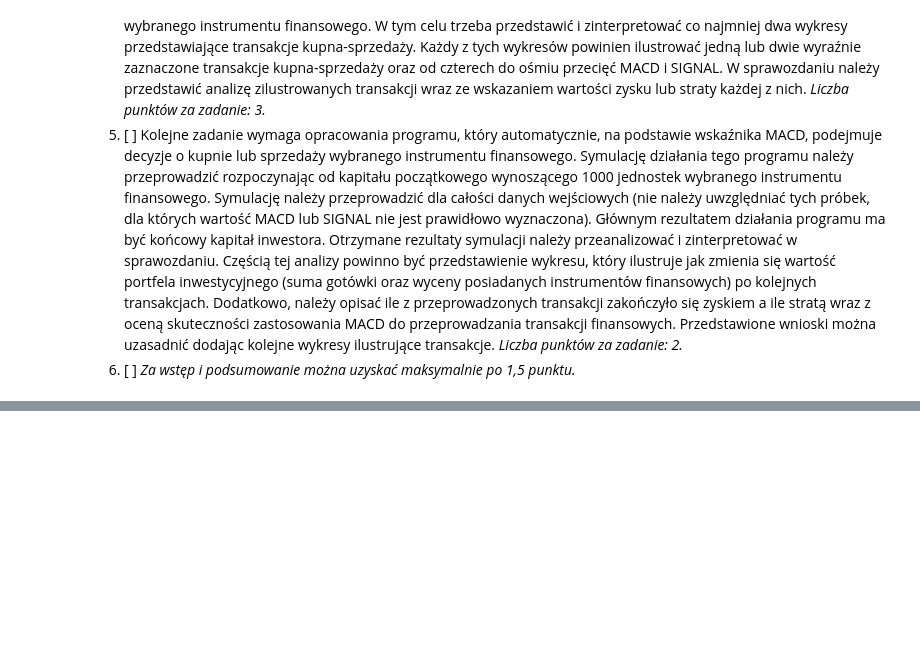
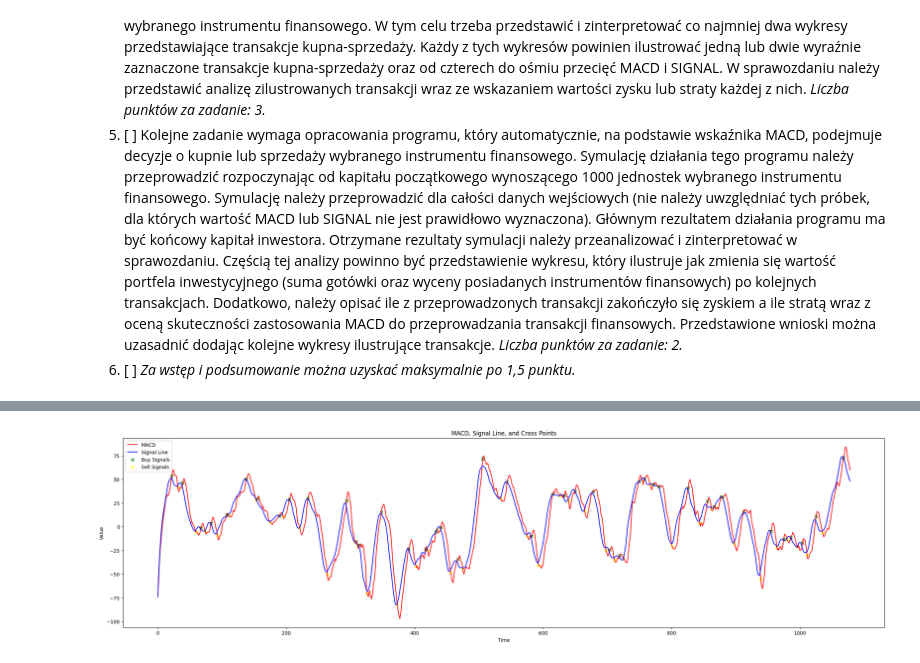
Before and after one commit to KociszewskaMarta/MN_proj1, a Jupyter notebook: projekt.ipynb, the cells around one changed output, grey strips where cells are left out. Saved outputs shown, nothing was run; the diff lists cells and outputs as text; code cells hidden in the pictures; blank space fills up the shorter version.

```diff
--- a/projekt.ipynb
+++ b/projekt.ipynb
@@ -56,0 +417,31 @@ Możliwe do używania biblioteki:
+# %%
+# Calculate the buy and sell signals
+buy_signals, sell_signals = calculate_buy_sell_signals(macd, signal)
+# %%
+def plotting_buy_sell_signals(macd, signal, buy_signals, sell_signals):
+    """
+    Plot the MACD, Signal Line, Buy Signals, and Sell Signals
+    Parameters
+    ----------
+    macd : numpy array of MACD values
+    signal : numpy array of Signal Line values
+    buy_signals : list of tuples containing the index and value of the buy signals
+    sell_signals : list of tuples containing the index and value of the sell signals
+    """
+    plt.figure(figsize=(28, 7))
+    plt.plot(macd, label='MACD', color='red', linewidth=1, linestyle='--')
+    plt.plot(signal, label='Signal Line', color='blue', linewidth=1, linestyle='--')
+    plt.scatter([point[0] for point in buy_signals], [point[1] for point in buy_signals], color='green', marker='o',
+                label='Buy Signals')
+    plt.scatter([point[0] for point in sell_signals], [point[1] for point in sell_signals], color='yellow', marker='o',
+                label='Sell Signals')
+    plt.xlabel('Time')
+    plt.ylabel('Value')
+    plt.title('MACD, Signal Line, and Cross Points')
+    plt.legend()
+    plt.show()
+# %%
+# Plot the MACD, Signal Line, Buy Signals, and Sell Signals
+plotting_buy_sell_signals(macd, signal, buy_signals, sell_signals)
+# %% [output]
+[figure, added]
```
Also changed, not shown: parts of 30 cells of this notebook, 1 other file.
